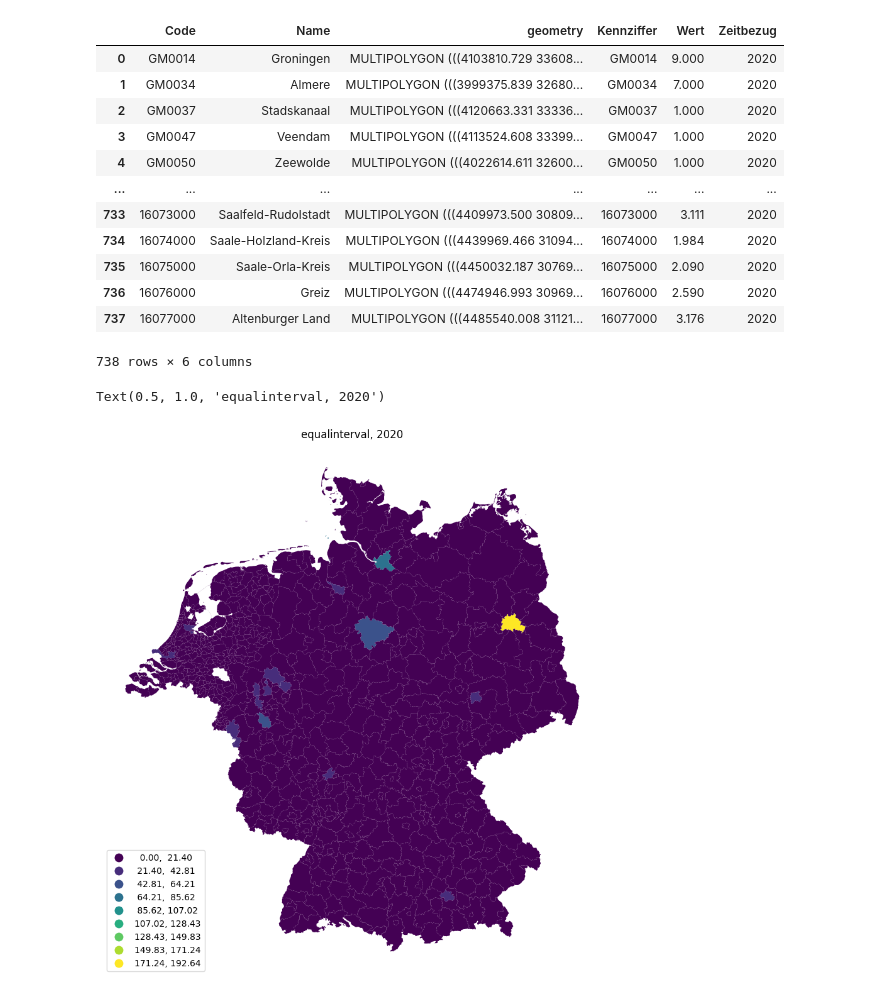
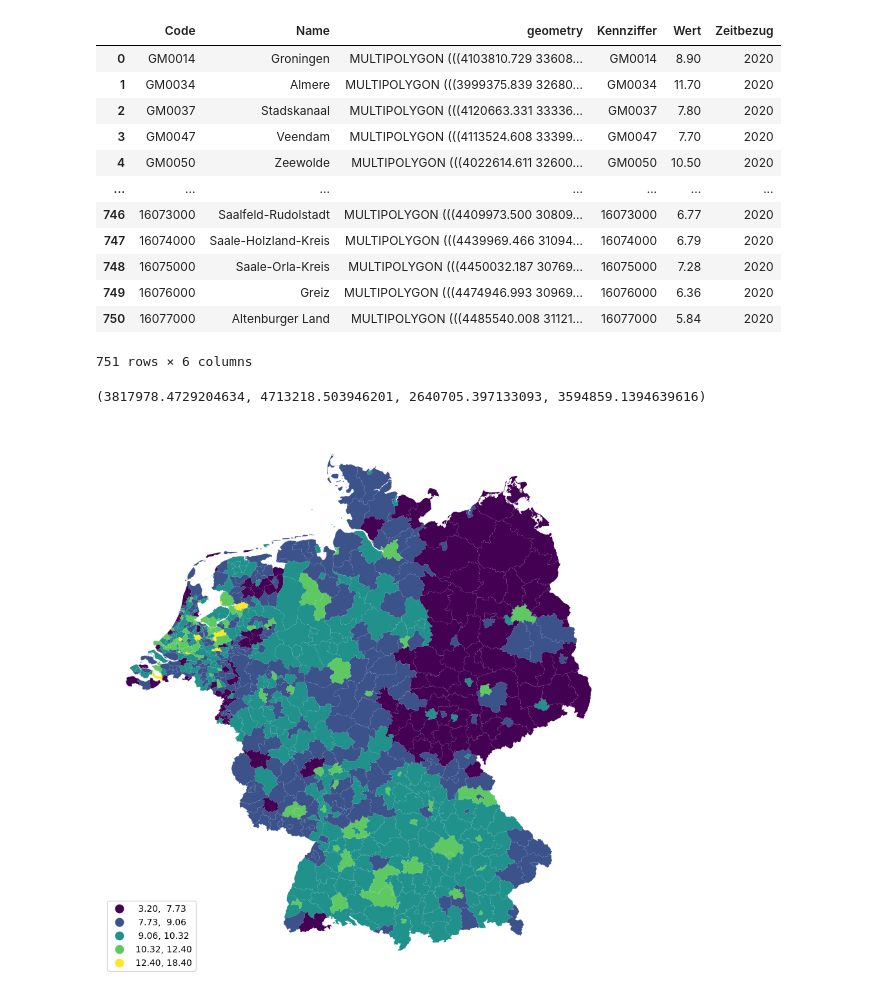
Before and after one commit to HipsterJulius/VSCODE, a Jupyter notebook: inkar-indicators/src/mergeCBSandInkar_maps.ipynb, the cells around one changed output. Drawn from its saved outputs; the diff is of its cells as text; code cells hidden in the pictures.

```diff
--- a/inkar-indicators/src/mergeCBSandInkar_maps.ipynb
+++ b/inkar-indicators/src/mergeCBSandInkar_maps.ipynb
@@ -5,19 +5,20 @@ import cbsodata
 import numpy as np
 import matplotlib.pyplot as plt
 # %%
-data_netherlands = pd.DataFrame(cbsodata.get_meta('85826NED', 'TypedDataSet'))
+data_netherlands = pd.DataFrame(cbsodata.get_meta('37201', 'TypedDataSet'))
 # %%
 
 
-data_nl = data_netherlands[['ID', 'Persoonskenmerken', 'RegioS','Perioden','WerklozeBeroepsbevolking_12']]
+#data_nl = data_netherlands[['ID', 'Persoonskenmerken', 'RegioS','Perioden','LevendGeborenKinderenRelatief_2']]
+data_nl = data_netherlands[['ID', 'RegioS','Perioden','LevendGeborenKinderenRelatief_2']]
 
 data_nl = data_nl[data_nl['Perioden'] == '2020JJ00']
 data_nl['Perioden'] = data_nl['Perioden'].str.extract(r'(\d{4})')
 
-data_nl = data_nl[data_nl['Persoonskenmerken'] == 'T009002']
+#data_nl = data_nl[data_nl['Persoonskenmerken'] == 'T009002']
 
-#data_nl.replace(0, np.nan, inplace=True)
-#data_nl = data_nl.dropna()
+data_nl.replace(0, np.nan, inplace=True)
+data_nl = data_nl.dropna()
 
 data_nl
 # %% [output]
@@ -37,9 +38,9 @@ data_nl
 # %%
-data_de = pd.read_csv("out/csvs/indicator_Arbeitslose.csv")
+data_de = pd.read_csv("out/csvs/indicator_Geborene.csv")
 
 data_de = data_de[data_de['Zeitbezug'] == 2020]
 
-data_de['Wert'] = data_de['Wert'] / 1000
+#data_de['Wert'] = data_de['Wert'] / 1000
 
 #data_de.replace(0, np.nan, inplace=True)
 data_de = data_de.dropna()
@@ -68,7 +69,7 @@ municipal_boundaries_nl = pd.merge(municipal_boundaries_nl, data_nl,
                                left_on = "statcode",
                                right_on = "RegioS")
 
-municipal_boundaries_nl = municipal_boundaries_nl[['statcode', 'statnaam', 'geometry', 'RegioS', 'WerklozeBeroepsbevolking_12', 'Perioden' ]]
+municipal_boundaries_nl = municipal_boundaries_nl[['statcode', 'statnaam', 'geometry', 'RegioS', 'LevendGeborenKinderenRelatief_2', 'Perioden' ]]
 
 municipal_boundaries_nl.columns = ['Code', 'Name', 'geometry', 'Kennziffer', 'Wert', 'Zeitbezug']
 
@@ -155,29 +156,29 @@ data_mixed = pd.concat([nl, de], ignore_index=True)
 data_mixed
 # %% [output]
 |  | Code | Name | geometry | Kennziffer | Wert | Zeitbezug |
-| 0 | GM0014 | Groningen | MULTIPOLYGON (((4103810.729 33608... | GM0014 | 9.000 | 2020 |
-| 1 | GM0034 | Almere | MULTIPOLYGON (((3999375.839 32680... | GM0034 | 7.000 | 2020 |
-| 2 | GM0037 | Stadskanaal | MULTIPOLYGON (((4120663.331 33336... | GM0037 | 1.000 | 2020 |
-| 3 | GM0047 | Veendam | MULTIPOLYGON (((4113524.608 33399... | GM0047 | 1.000 | 2020 |
-| 4 | GM0050 | Zeewolde | MULTIPOLYGON (((4022614.611 32600... | GM0050 | 1.000 | 2020 |
+| 0 | GM0014 | Groningen | MULTIPOLYGON (((4103810.729 33608... | GM0014 | 8.90 | 2020 |
+| 1 | GM0034 | Almere | MULTIPOLYGON (((3999375.839 32680... | GM0034 | 11.70 | 2020 |
+| 2 | GM0037 | Stadskanaal | MULTIPOLYGON (((4120663.331 33336... | GM0037 | 7.80 | 2020 |
+| 3 | GM0047 | Veendam | MULTIPOLYGON (((4113524.608 33399... | GM0047 | 7.70 | 2020 |
+| 4 | GM0050 | Zeewolde | MULTIPOLYGON (((4022614.611 32600... | GM0050 | 10.50 | 2020 |
 | ... | ... | ... | ... | ... | ... | ... |
-| 733 | 16073000 | Saalfeld-Rudolstadt | MULTIPOLYGON (((4409973.500 30809... | 16073000 | 3.111 | 2020 |
-| 734 | 16074000 | Saale-Holzland-Kreis | MULTIPOLYGON (((4439969.466 31094... | 16074000 | 1.984 | 2020 |
-| 735 | 16075000 | Saale-Orla-Kreis | MULTIPOLYGON (((4450032.187 30769... | 16075000 | 2.090 | 2020 |
-| 736 | 16076000 | Greiz | MULTIPOLYGON (((4474946.993 30969... | 16076000 | 2.590 | 2020 |
-| 737 | 16077000 | Altenburger Land | MULTIPOLYGON (((4485540.008 31121... | 16077000 | 3.176 | 2020 |
+| 746 | 16073000 | Saalfeld-Rudolstadt | MULTIPOLYGON (((4409973.500 30809... | 16073000 | 6.77 | 2020 |
+| 747 | 16074000 | Saale-Holzland-Kreis | MULTIPOLYGON (((4439969.466 31094... | 16074000 | 6.79 | 2020 |
+| 748 | 16075000 | Saale-Orla-Kreis | MULTIPOLYGON (((4450032.187 30769... | 16075000 | 7.28 | 2020 |
+| 749 | 16076000 | Greiz | MULTIPOLYGON (((4474946.993 30969... | 16076000 | 6.36 | 2020 |
+| 750 | 16077000 | Altenburger Land | MULTIPOLYGON (((4485540.008 31121... | 16077000 | 5.84 | 2020 |
-738 rows × 6 columns
+751 rows × 6 columns
 # %%
-scheme = "equalinterval"
+scheme = "FisherJenks"
 year = data_mixed['Zeitbezug'][1]
 p = data_mixed.plot(column='Wert',
                              scheme=scheme,
-                             k=9,
+                             k=5,
                              legend=True,
                              legend_kwds={'loc': 'lower left'},
                              figsize = (11,11))
 p.axis('off')
-p.set_title(scheme + ', ' + year)
+#p.set_title(scheme + ', ' + year)
 # %% [output]
-Text(0.5, 1.0, 'equalinterval, 2020')
+(3817978.4729204634, 4713218.503946201, 2640705.397133093, 3594859.1394639616)
-[figure, old version]
+[figure, new version]
```
Also changed, not shown: parts of 7 cells of this notebook, 5 other files.
